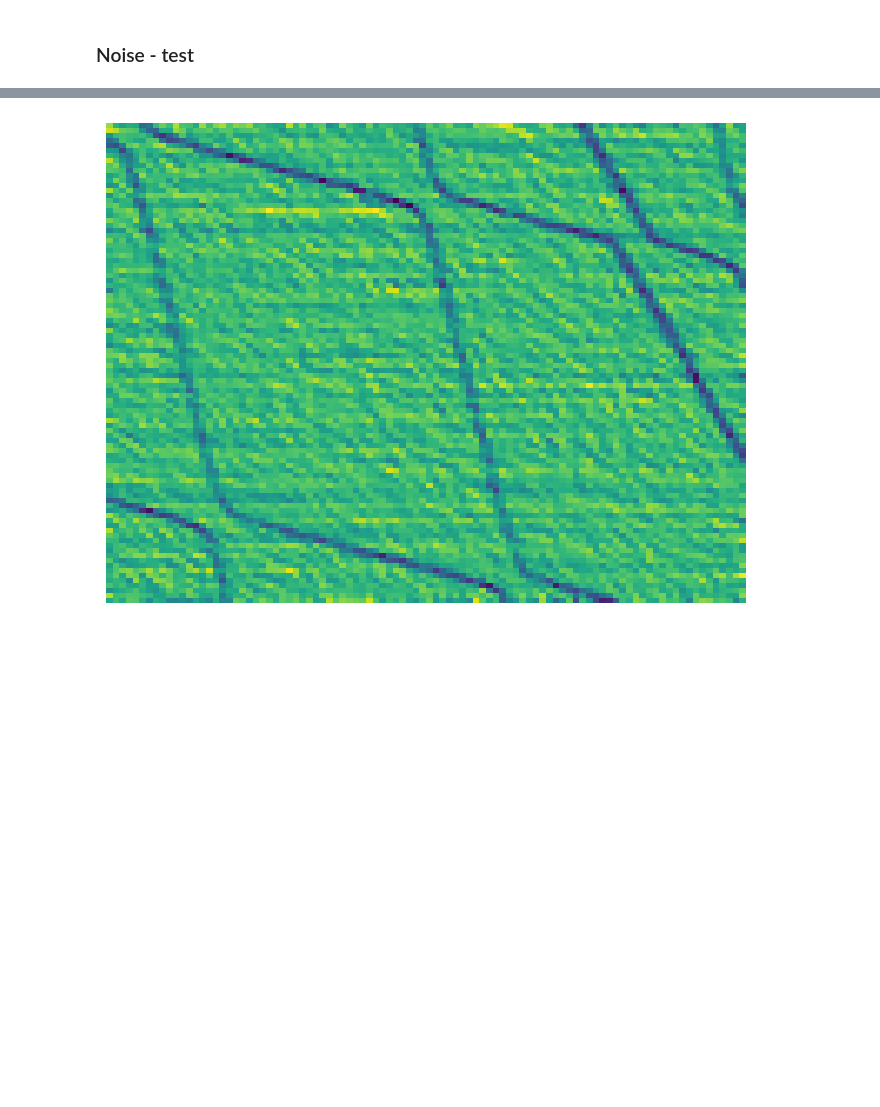
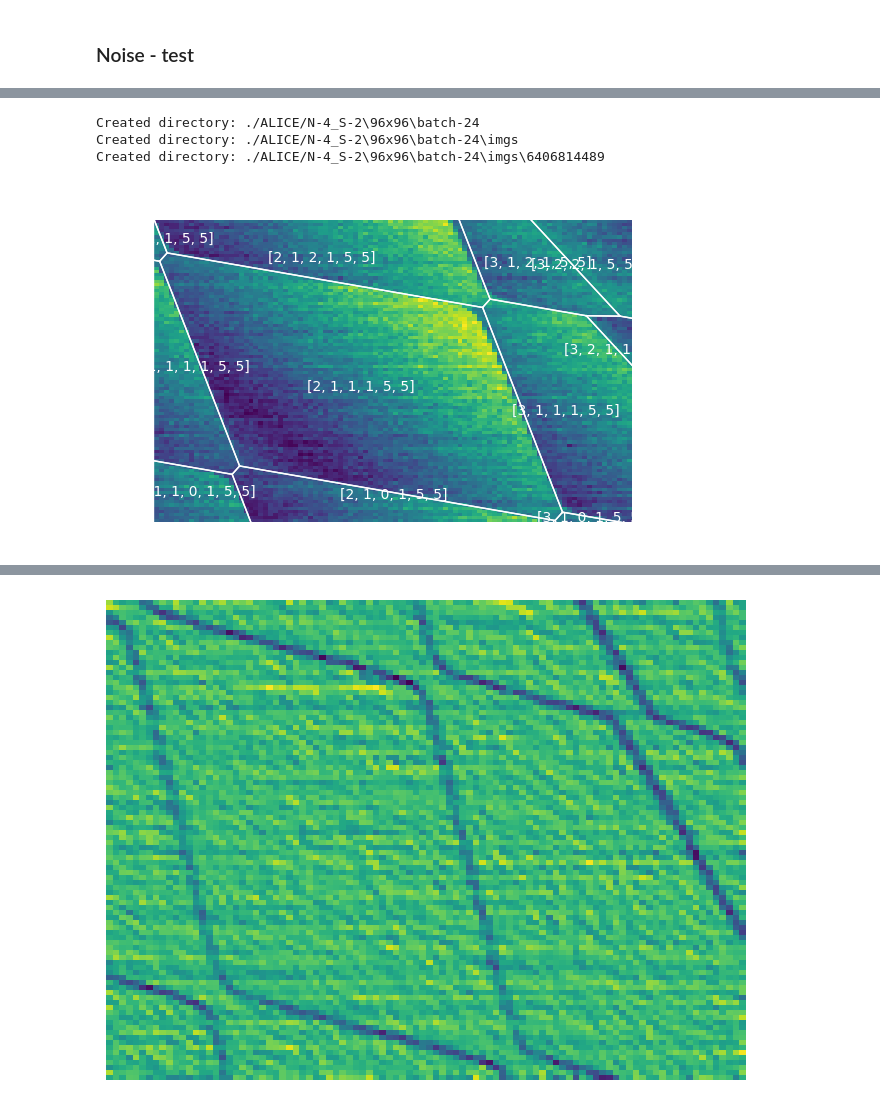
Before and after one commit to KREFT-QS-13/learning-QDs-parameters, a Jupyter notebook: example.ipynb, the cells around one changed output, grey strips where cells are left out. Drawn from its saved outputs; the diff is of its cells as text; code cells hidden in the pictures; blank space fills up the shorter version.

```diff
--- a/example.ipynb
+++ b/example.ipynb
@@ -288,0 +447,8 @@ figs_and_ax = u.plot_CSD(x, y, sensor, poly)
+# %%
+u.create_paths(config_tuple)
+u.save_datapoints(config_tuple, C_DD, C_DG, ks, x_vol, y_vol, cuts, poly, csd,
+                 sensor, figs, gradients, device, sensors_coordinates)
+# %% [output]
+Created directory: ./ALICE/N-4_S-2\96x96\batch-24
+Created directory: ./ALICE/N-4_S-2\96x96\batch-24\imgs
+Created directory: ./ALICE/N-4_S-2\96x96\batch-24\imgs\6406814489
@@ -289 +475,12 @@ figs_and_ax = u.plot_CSD(x, y, sensor, poly)
+# %%
+plt.figure(figsize=(6, 4), dpi=100)
+ax = plt.gca()
+plt.axis('off')
+plt.tight_layout()
+ax.pcolormesh(1e3*x, 1e3*y, sensor[1,:,:,0].squeeze())
+
+plot_polytopes(ax, poly[1], axes_rescale=1e3,
+               only_edges=False, only_labels=False)
+# %% [output]
+[figure, added]
 # %%
```
Also changed, not shown: parts of 12 cells of this notebook, 2 other files.
